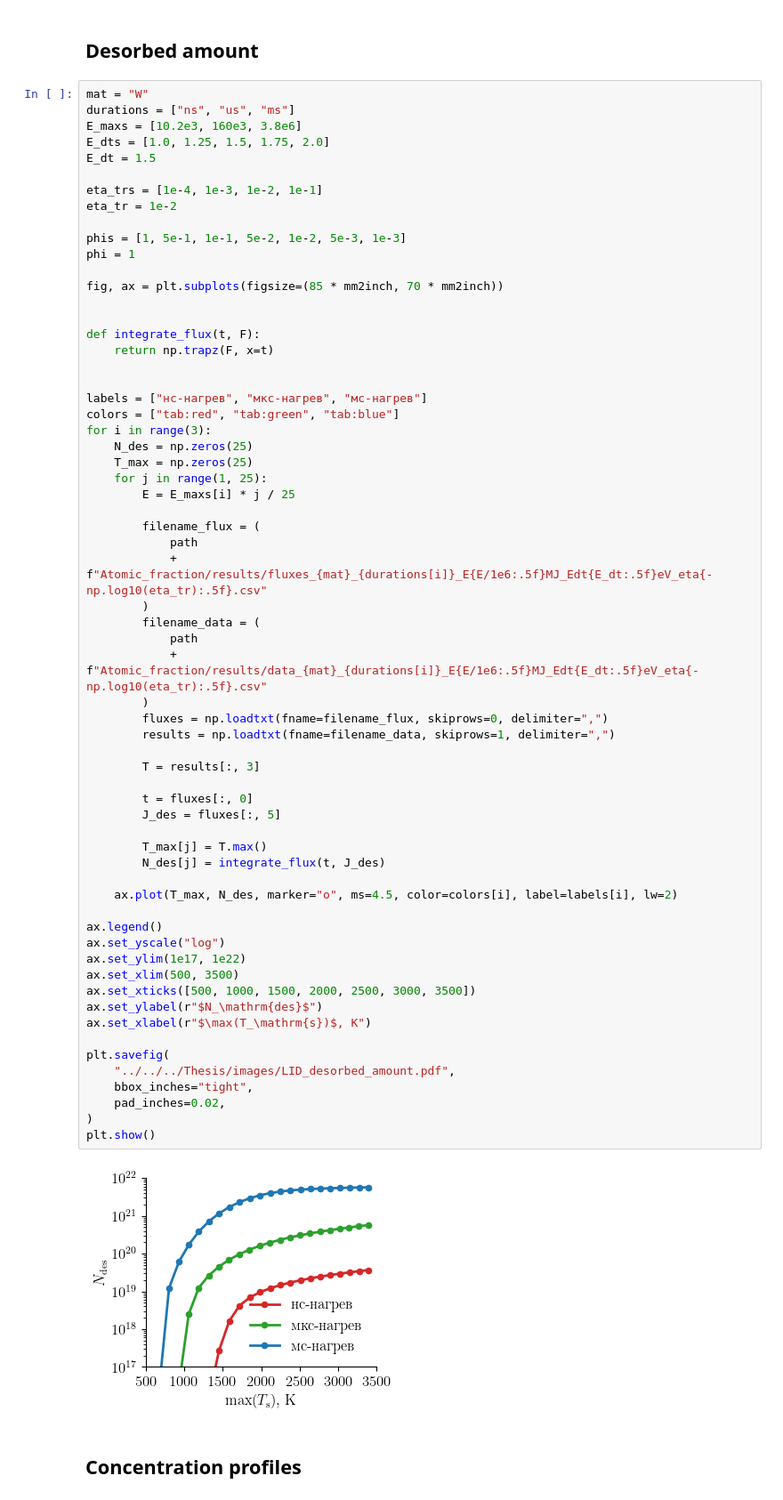
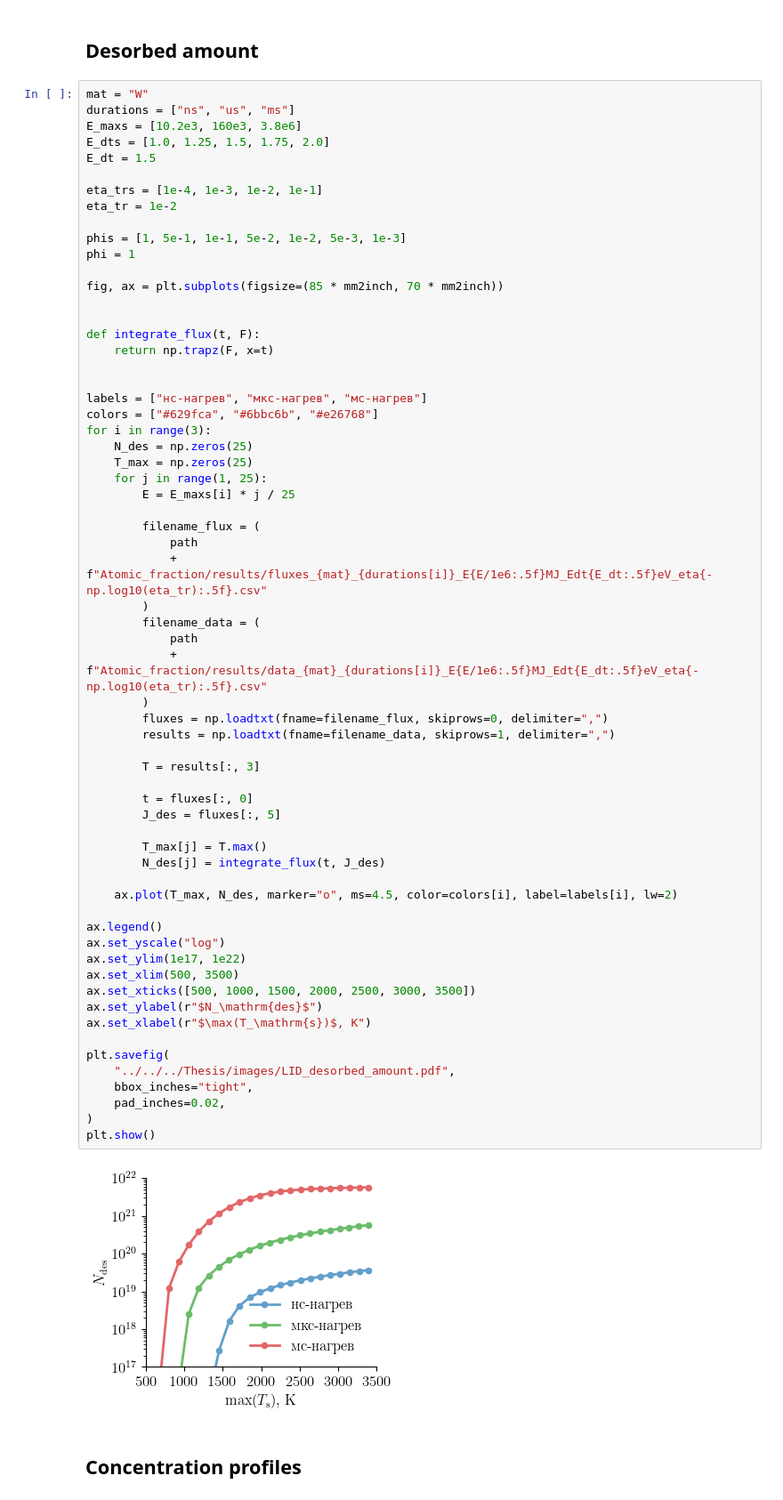
Before and after one commit to KulaginVladimir/PhD, a Jupyter notebook: Scripts/Chapter_4/LID_simulation/LID.ipynb, the cells around one changed output. Shown at 89% size. Saved outputs shown, nothing was run; the diff lists cells and outputs as text.

```diff
--- a/Scripts/Chapter_4/LID_simulation/LID.ipynb
+++ b/Scripts/Chapter_4/LID_simulation/LID.ipynb
@@ -457,7 +459,7 @@ def integrate_flux(t, F):
 
 
 labels = ["нс-нагрев", "мкс-нагрев", "мс-нагрев"]
-colors = ["tab:red", "tab:green", "tab:blue"]
+colors = ["#629fca", "#6bbc6b", "#e26768"]
 for i in range(3):
     N_des = np.zeros(25)
     T_max = np.zeros(25)
@@ -473,34 +475,34 @@ for i in range(3):
             + f"Atomic_fraction/results/data_{mat}_{durations[i]}_E{E/1e6:.5f}MJ_Edt{E_dt:.5f}eV_eta{-np.log10(eta_tr):.5f}.csv"
         )
         fluxes = np.loadtxt(fname=filename_flux, skiprows=0, delimiter=",")
         results = np.loadtxt(fname=filename_data, skiprows=1, delimiter=",")
 
         T = results[:, 3]
 
         t = fluxes[:, 0]
         J_des = fluxes[:, 5]
 
         T_max[j] = T.max()
         N_des[j] = integrate_flux(t, J_des)
 
     ax.plot(T_max, N_des, marker="o", ms=4.5, color=colors[i], label=labels[i], lw=2)
 
 ax.legend()
 ax.set_yscale("log")
 ax.set_ylim(1e17, 1e22)
 ax.set_xlim(500, 3500)
 ax.set_xticks([500, 1000, 1500, 2000, 2500, 3000, 3500])
 ax.set_ylabel(r"$N_\mathrm{des}$")
 ax.set_xlabel(r"$\max(T_\mathrm{s})$, К")
 
 plt.savefig(
     "../../../Thesis/images/LID_desorbed_amount.pdf",
     bbox_inches="tight",
     pad_inches=0.02,
 )
 plt.show()
 # %% [output]
-[figure, old version]
+[figure, new version]
 # %% [markdown]
 ## Concentration profiles
 # %%
```
Also changed, not shown: parts of 6 cells of this notebook, 36 other files.
